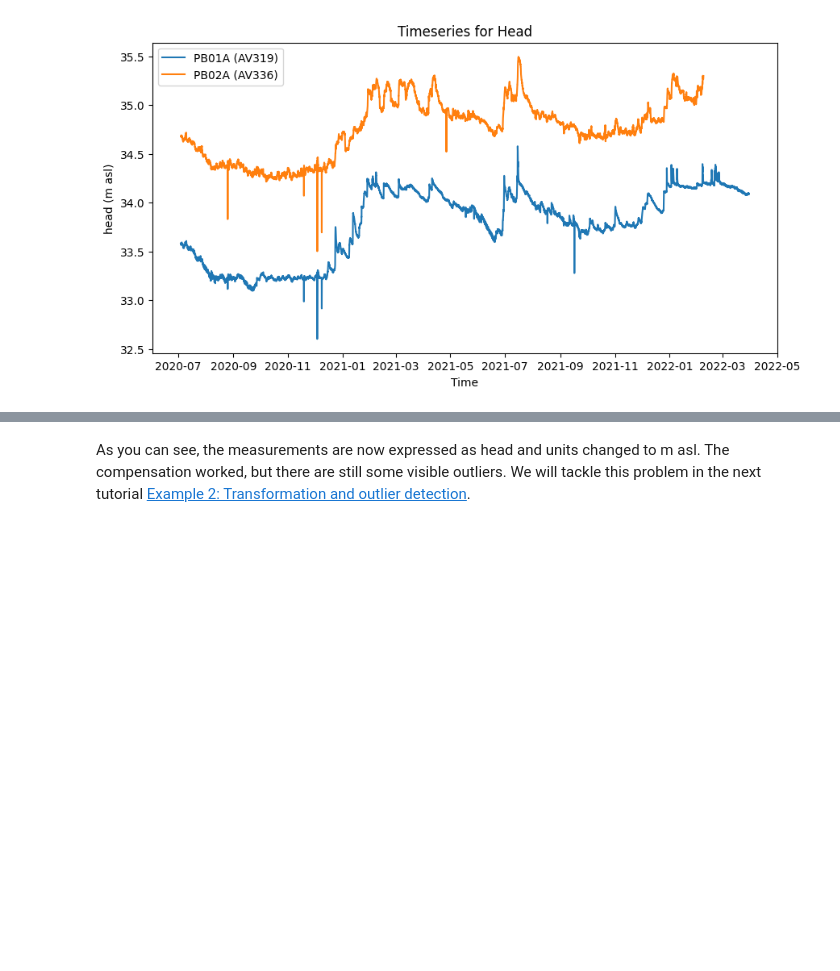
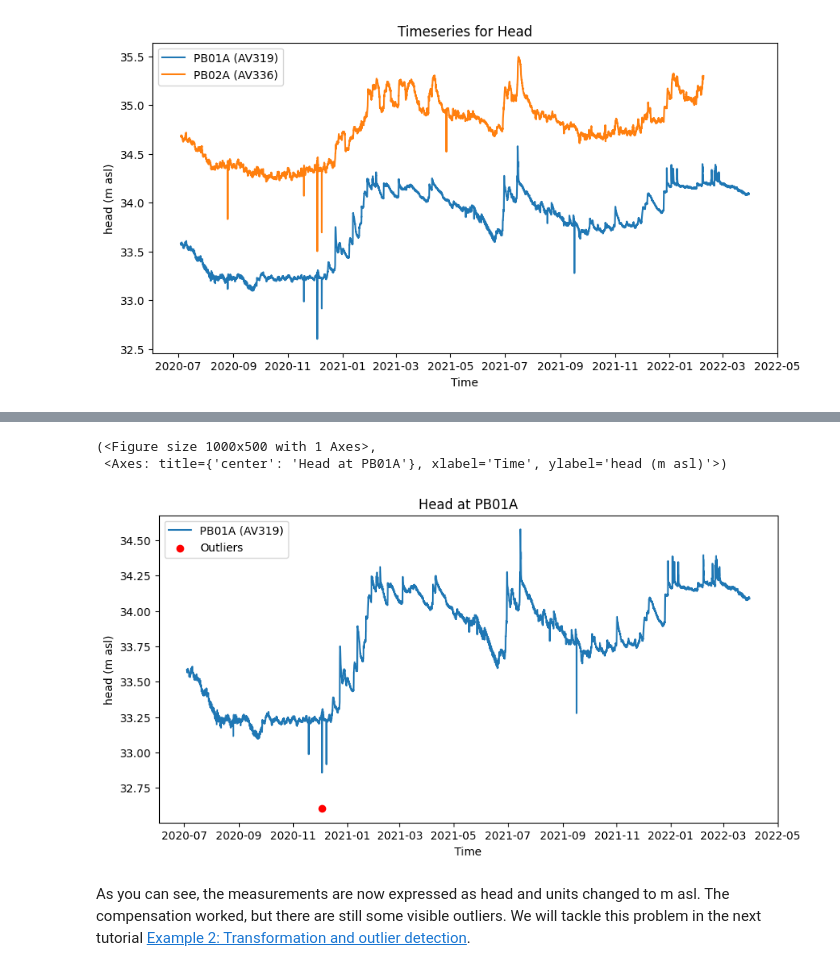
Before and after one commit to zawadzkim/gensor, a Jupyter notebook: docs/notebooks/000-basic_usage.ipynb, the cells around one changed output, grey strips where cells are left out. Cells and saved outputs as stored; diff of their text form; code cells hidden in the pictures; blank space fills up the shorter version.

```diff
--- a/docs/notebooks/000-basic_usage.ipynb
+++ b/docs/notebooks/000-basic_usage.ipynb
@@ -166,2 +175,8 @@ TypeError: cannot convert the series to <class 'float'>
+# %%
+pb01a_filtered.plot(include_outliers=True)
+# %% [output]
+(<Figure size 1000x500 with 1 Axes>,
+ <Axes: title={'center': 'Head at PB01A'}, xlabel='Time', ylabel='head (m asl)'>)
+[figure, added]
 # %% [markdown]
 As you can see, the measurements are now expressed as head and units changed to m asl. The compensation worked, but there are still some visible outliers. We will tackle this problem in the next tutorial [Example 2: Transformation and outlier detection](../002-transformation-and-outliers).
```
Also changed, not shown: parts of 3 cells of this notebook, 5 other files.
